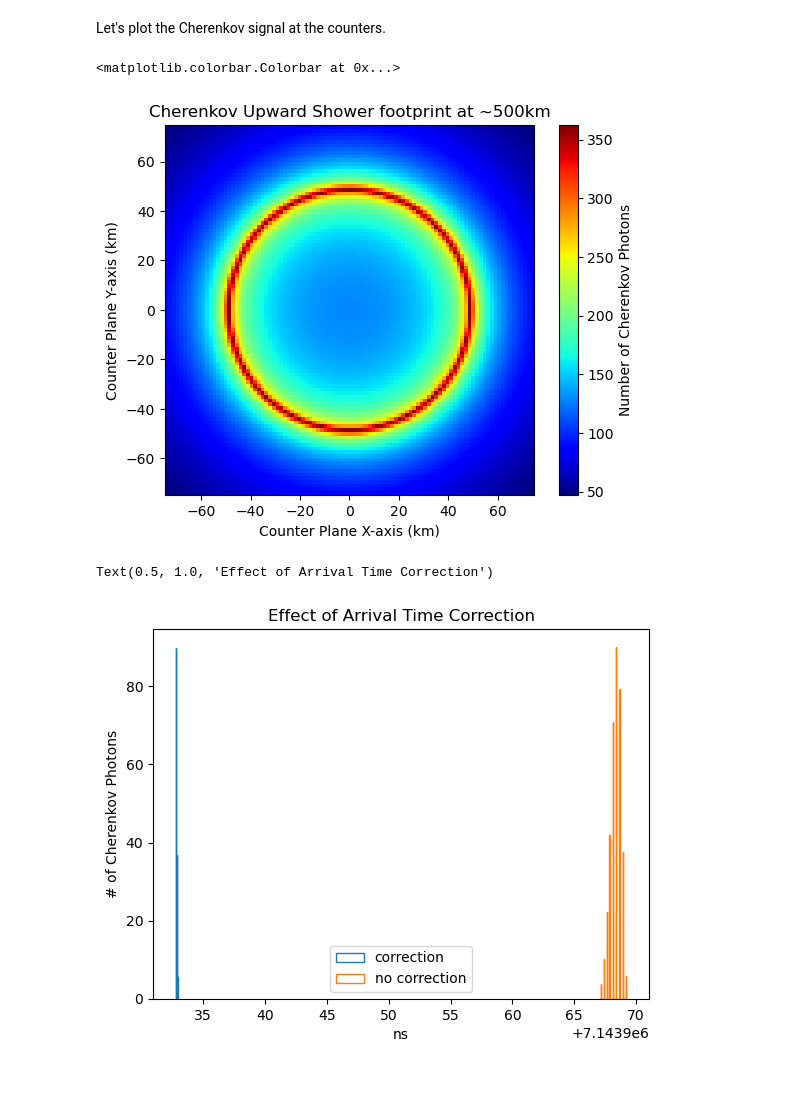
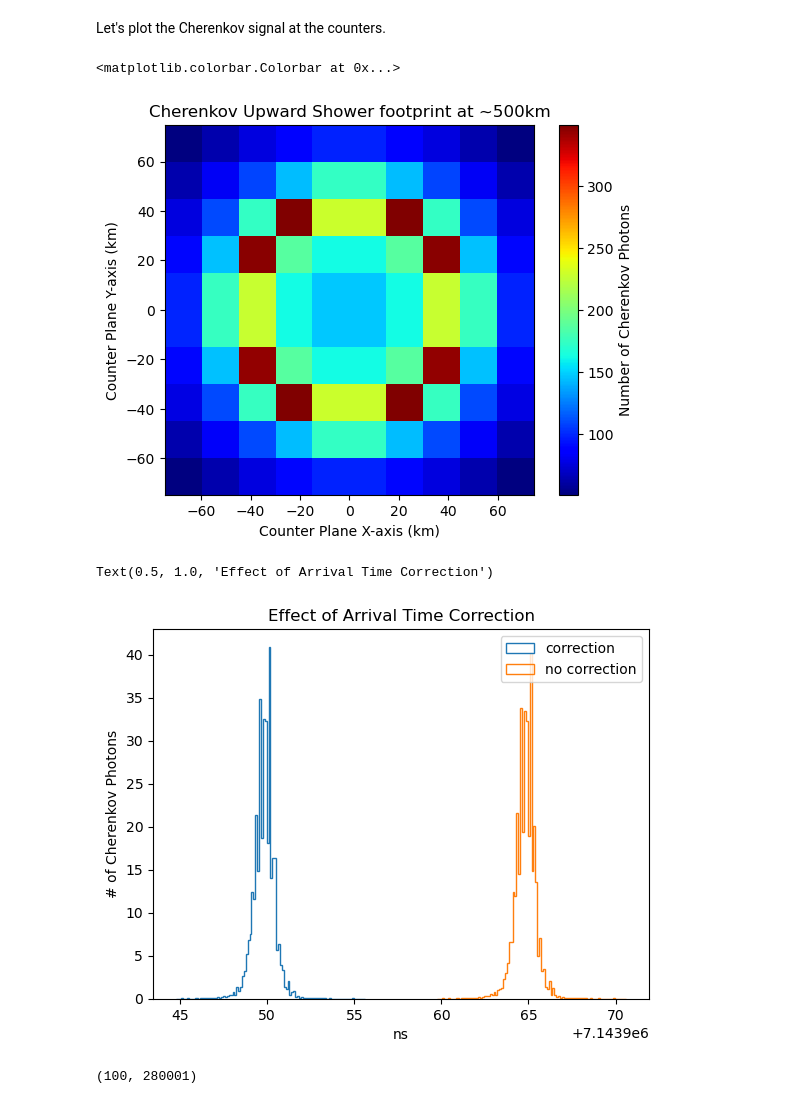
Before and after one commit to ikepc1/CHASM_NuSpacesim, a Jupyter notebook: demo/CHASM Demo.ipynb, the cells around one changed output. Saved outputs shown, nothing was run; the diff lists cells and outputs as text; code cells hidden in the pictures.

```diff
--- a/demo/CHASM Demo.ipynb
+++ b/demo/CHASM Demo.ipynb
@@ -16,8 +15,13 @@ r = 2141673
 theta = np.radians(85)
 arc = np.radians(2)
 phi = 0
-counters = np.empty([10000,3])
-theta_tel, phi_tel = np.mgrid[theta-arc:theta+arc:100j, -arc:arc:100j]
+Nxc = 10
+Nyc = 10
+
+phis = np.linspace(-arc,arc,Nxc)
+thetas = np.linspace(theta-arc,theta+arc,Nyc)
+counters = np.empty([Nxc*Nyc,3])
+theta_tel, phi_tel = np.meshgrid(thetas,phis)
 
 counters[:,0] = r * np.sin(theta_tel.flatten()) * np.cos(phi_tel.flatten())
 counters[:,1] = r * np.sin(theta_tel.flatten()) * np.sin(phi_tel.flatten())
@@ -45,37 +49,42 @@ sim.add(Yield(300,450))
 # %% [markdown]
 Now we can run, creating the objects which store the actual Cherenkov signals.
 # %%
-sim.run(mesh=False)
+sim.run(mesh=True)
 # %% [markdown]
 Let's plot the Cherenkov signal at the counters.
 # %%
 fig = plt.figure()
 cx = r*phi_tel.flatten()*1.e-3
 cy = r*theta_tel.flatten()*1.e-3
-h2d = plt.hist2d(cx,cy-np.median(cy),weights=sim.get_photon_sum(),bins=100, cmap=plt.cm.jet)
+h2d = plt.hist2d(cx,cy-np.median(cy),weights=sim.get_signal_sum(),bins=Nxc, cmap=plt.cm.jet)
 plt.title('Cherenkov Upward Shower footprint at ~500km')
 plt.xlabel('Counter Plane X-axis (km)')
 plt.ylabel('Counter Plane Y-axis (km)')
 ax = plt.gca()
 ax.set_aspect('equal')
 plt.colorbar(label = 'Number of Cherenkov Photons')
 # %% [output]
 <matplotlib.colorbar.Colorbar at 0x...>
-[figure, old version]
+[figure, new version]
 # %%
 plt.figure()
 
-photons = sim.get_photons()[sim.get_photon_sum().argmax()]
-times = sim.get_times()[sim.get_photon_sum().argmax()]
-i = photons > 1.
+all_times, all_photons = sim.get_signal_times()
+imax = sim.get_signal_sum().argmax()
+times = all_times[imax]
+photons = all_photons[imax]
+i = photons > .01
 
 ha = plt.hist(times[i],100, weights=photons[i], histtype='step',label='correction')
 
 sim.remove('axis')
 sim.add(UpwardAxis(theta,phi,curved=False))
-sim.run()
-photons = sim.get_photons()[sim.get_photon_sum().argmax()]
-times = sim.get_times()[sim.get_photon_sum().argmax()]
+sim.run(mesh=True)
+all_times, all_photons = sim.get_signal_times()
+imax = sim.get_signal_sum().argmax()
+times = all_times[imax]
+photons = all_photons[imax]
+i = photons > .01
 
 hb = plt.hist(times[i],100, weights=photons[i], histtype='step',label='no correction')
 
@@ -85,4 +94,8 @@ plt.legend()
 plt.title('Effect of Arrival Time Correction')
 # %% [output]
 Text(0.5, 1.0, 'Effect of Arrival Time Correction')
-[figure, old version]
+[figure, new version]
+# %%
+all_photons.shape
+# %% [output]
+(100, 280001)
```
Also changed, not shown: parts of 2 cells of this notebook, 3 other files.
